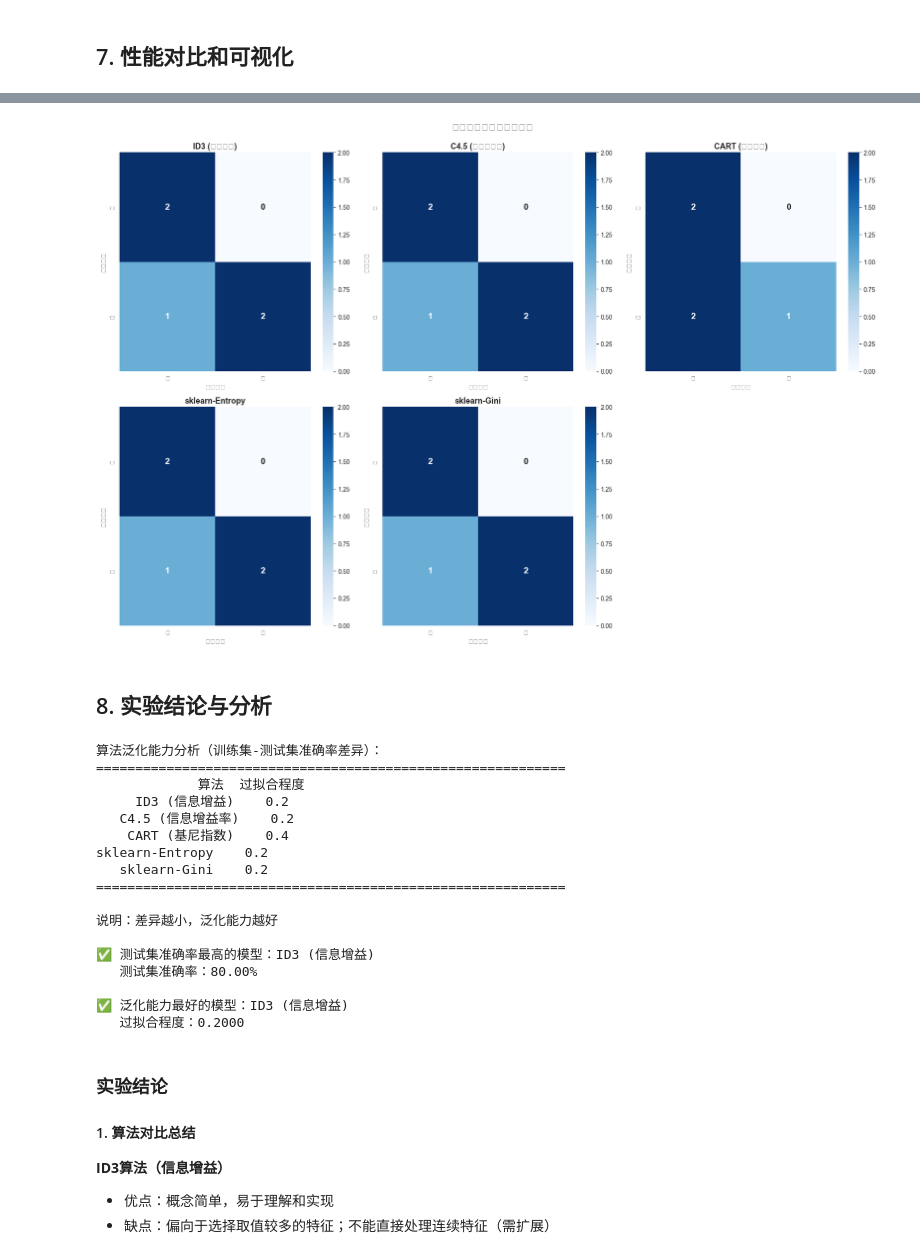
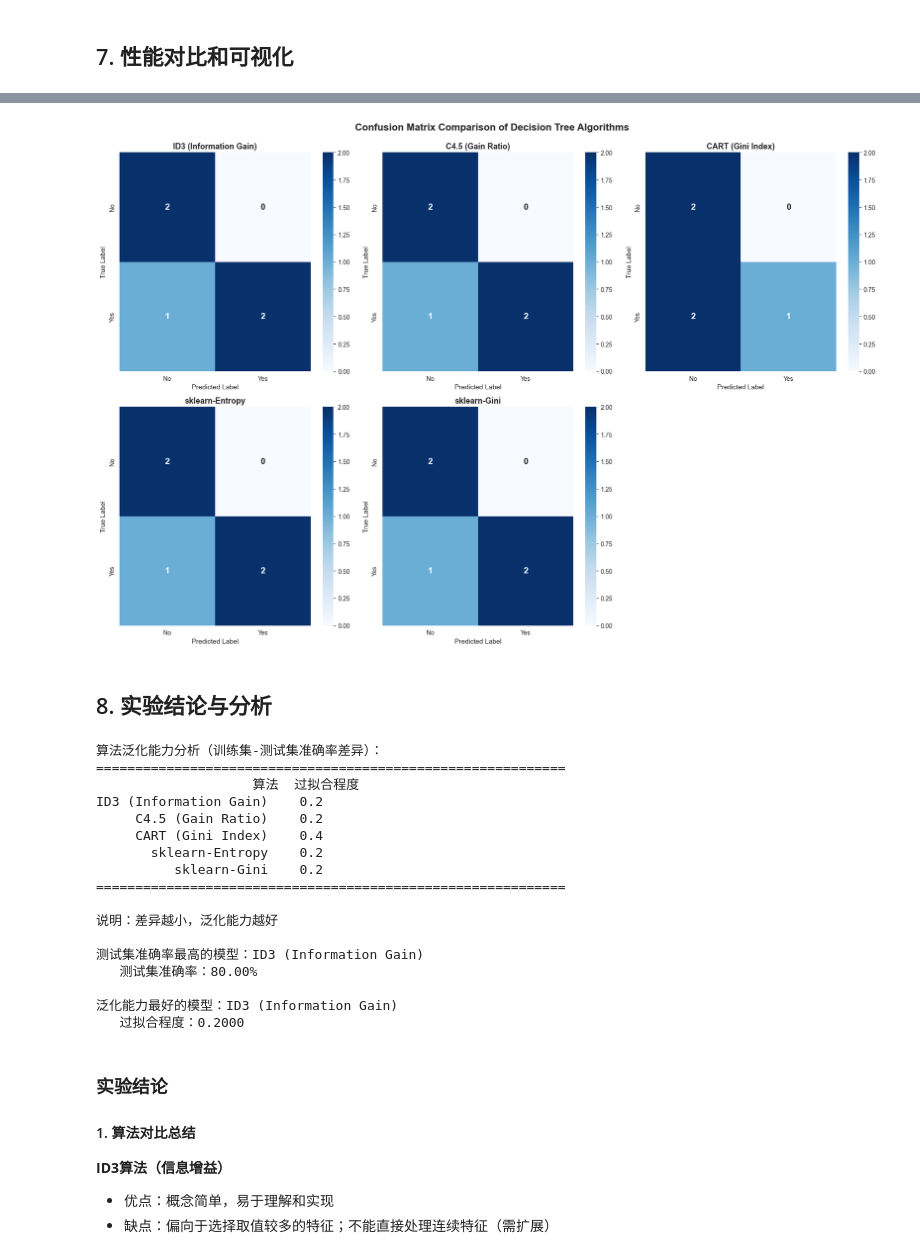
Before and after one commit to sjq0098/Machine_Learning, a Jupyter notebook: lab6/decision_tree.ipynb, the cells around one changed output, grey strips where cells are left out. Drawn from its saved outputs; the diff is of its cells as text; code cells hidden in the pictures.

```diff
--- a/lab6/decision_tree.ipynb
+++ b/lab6/decision_tree.ipynb
@@ -522,38 +480,43 @@ plt.show()
 # %%
 # 可视化3：混淆矩阵对比
 fig, axes = plt.subplots(2, 3, figsize=(18, 12))
 axes = axes.flatten()
 
 models = [
-    ('ID3 (信息增益)', id3_test_pred),
-    ('C4.5 (信息增益率)', c45_test_pred),
-    ('CART (基尼指数)', cart_test_pred),
+    ('ID3 (Information Gain)', id3_test_pred),
+    ('C4.5 (Gain Ratio)', c45_test_pred),
+    ('CART (Gini Index)', cart_test_pred),
     ('sklearn-Entropy', sklearn_entropy_test_pred),
     ('sklearn-Gini', sklearn_gini_test_pred)
 ]
 
+label_map = {'否': 'No', '是': 'Yes'}
+english_labels = ['No', 'Yes']
+
 for i, (name, pred) in enumerate(models):
-    cm = confusion_matrix(y_test, pred, labels=['否', '是'])
+    cm = confusion_matrix(y_test.map(label_map), pd.Series(pred).map(label_map), labels=english_labels)
 
-    # 绘制混淆矩阵
-    sns.heatmap(cm, annot=True, fmt='d', cmap='Blues',
-                xticklabels=['否', '是'],
-                yticklabels=['否', '是'],
-                ax=axes[i], cbar=True,
-                annot_kws={'size': 14, 'weight': 'bold'})
+    # Draw confusion matrix
+    sns.heatmap(
+        cm, annot=True, fmt='d', cmap='Blues',
+        xticklabels=english_labels,
+        yticklabels=english_labels,
+        ax=axes[i], cbar=True,
+        annot_kws={'size': 14, 'weight': 'bold'}
+    )
 
     axes[i].set_title(name, fontsize=13, fontweight='bold')
-    axes[i].set_xlabel('预测类别', fontsize=11)
-    axes[i].set_ylabel('真实类别', fontsize=11)
+    axes[i].set_xlabel('Predicted Label', fontsize=11)
+    axes[i].set_ylabel('True Label', fontsize=11)
 
-# 隐藏第6个子图
+# Hide the 6th subplot
 axes[5].axis('off')
 
-plt.suptitle('决策树算法混淆矩阵对比', fontsize=16, fontweight='bold', y=0.995)
+plt.suptitle('Confusion Matrix Comparison of Decision Tree Algorithms', fontsize=16, fontweight='bold', y=0.995)
 plt.tight_layout()
 plt.show()
 # %% [output]
-[figure, old version]
+[figure, new version]
 # %% [markdown]
 ## 8. 实验结论与分析
 # %%
@@ -570,28 +533,28 @@ print("\n说明：差异越小，泛化能力越好")
 best_test_idx = results['测试集准确率'].idxmax()
 best_generalization_idx = results['过拟合程度'].idxmin()
 
-print(f"\n✅ 测试集准确率最高的模型：{results.loc[best_test_idx, '算法']}")
+print(f"\n测试集准确率最高的模型：{results.loc[best_test_idx, '算法']}")
 print(f"   测试集准确率：{results.loc[best_test_idx, '测试集准确率']:.2%}")
 
-print(f"\n✅ 泛化能力最好的模型：{results.loc[best_generalization_idx, '算法']}")
+print(f"\n泛化能力最好的模型：{results.loc[best_generalization_idx, '算法']}")
 print(f"   过拟合程度：{results.loc[best_generalization_idx, '过拟合程度']:.4f}")
 # %% [output]
 算法泛化能力分析（训练集-测试集准确率差异）：
 ============================================================
-             算法  过拟合程度
-     ID3 (信息增益)    0.2
-   C4.5 (信息增益率)    0.2
-    CART (基尼指数)    0.4
-sklearn-Entropy    0.2
-   sklearn-Gini    0.2
+                    算法  过拟合程度
+ID3 (Information Gain)    0.2
+     C4.5 (Gain Ratio)    0.2
+     CART (Gini Index)    0.4
+       sklearn-Entropy    0.2
+          sklearn-Gini    0.2
 ============================================================
 
 说明：差异越小，泛化能力越好
 
-✅ 测试集准确率最高的模型：ID3 (信息增益)
+测试集准确率最高的模型：ID3 (Information Gain)
    测试集准确率：80.00%
 
-✅ 泛化能力最好的模型：ID3 (信息增益)
+泛化能力最好的模型：ID3 (Information Gain)
    过拟合程度：0.2000
 # %% [markdown]
 ### 实验结论
```
Also changed, not shown: parts of 7 cells of this notebook, 4 other files.
